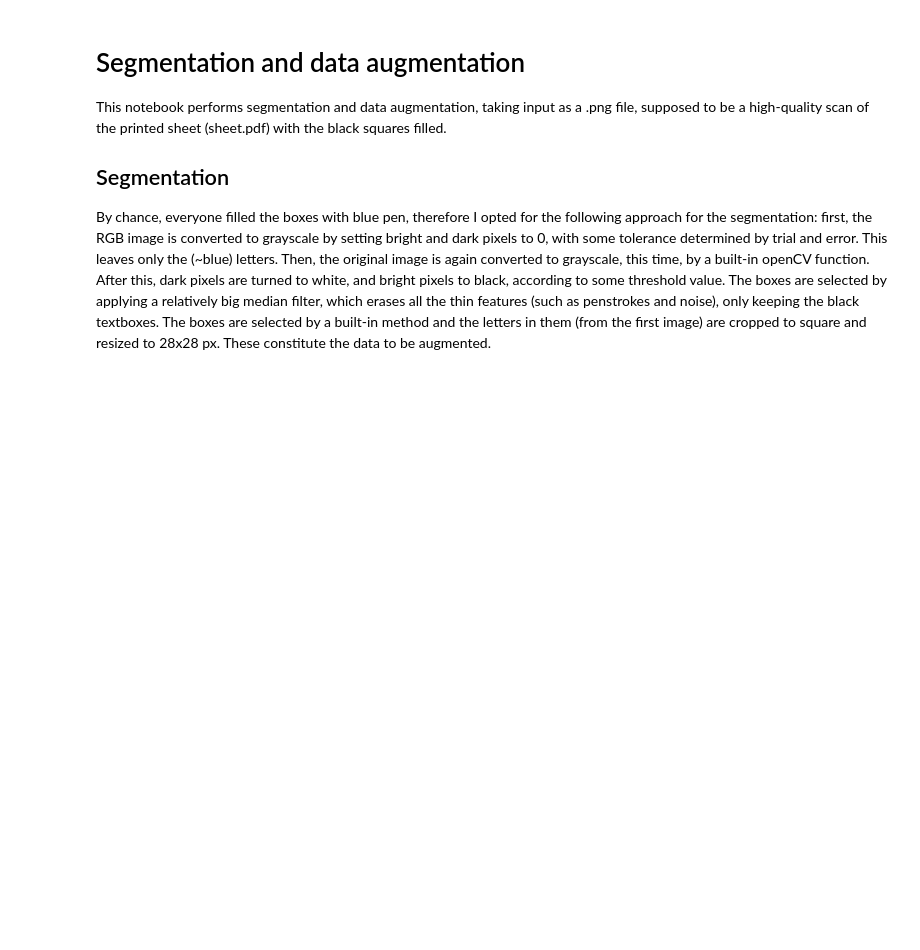
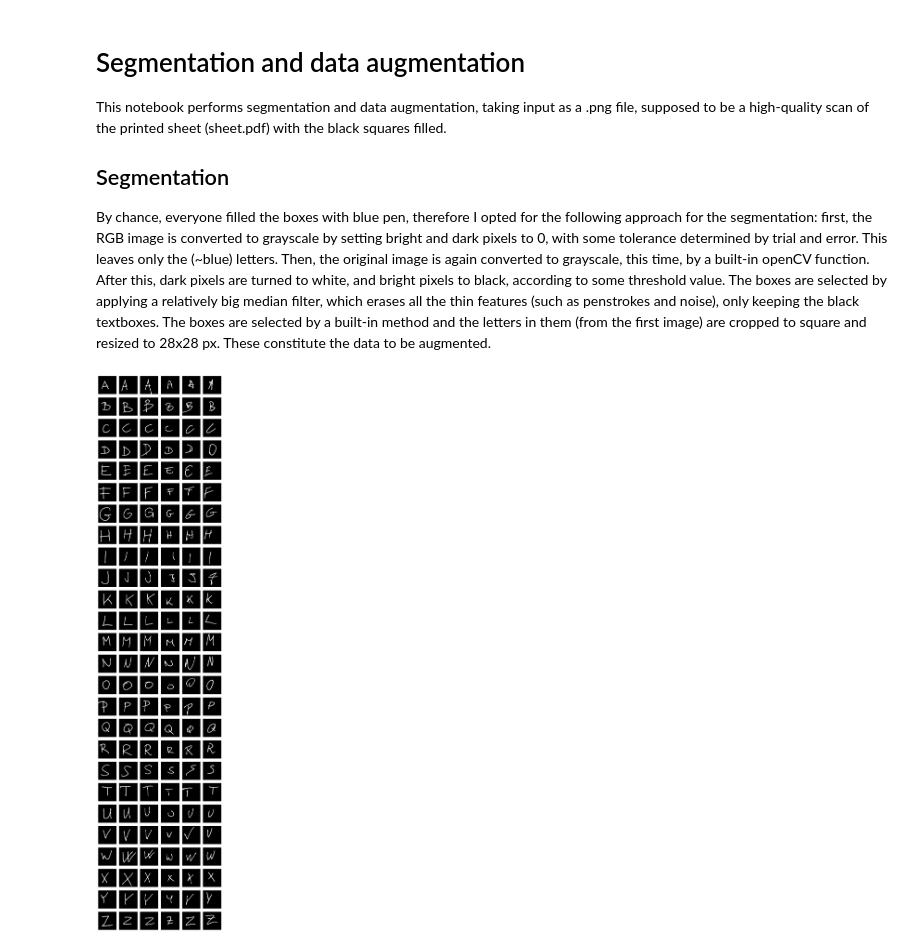
Before and after one commit to rmlan/iml, a Jupyter notebook: segmentation_and_augmentation.ipynb, the cells around one changed output. Cells and saved outputs as stored; diff of their text form; code cells hidden in the pictures; blank space fills up the shorter version.

Commit message:
segmentation done

```diff
--- a/segmentation_and_augmentation.ipynb
+++ b/segmentation_and_augmentation.ipynb
@@ -111,0 +114,17 @@ def sort_contours_by_row(contours, y_tolerance=10):
+# %%
+
+
+letters = segment_images(['C:/Users/milan/Downloads/imlproject/scan1.png', 'C:/Users/milan/Downloads/imlproject/scan2.png'])
+# %%
+plt.figure(figsize=(6, 26))
+
+for i in range(26):
+
+    for j in range(6):
+        plt.subplot(26, 6, i*6+j+1)
+        plt.imshow(letters[i, j], cmap='gray')
+        plt.axis('off')
+plt.tight_layout()
+plt.show()
+# %% [output]
+[figure, added]
```
Also changed, not shown: parts of 6 cells of this notebook.
